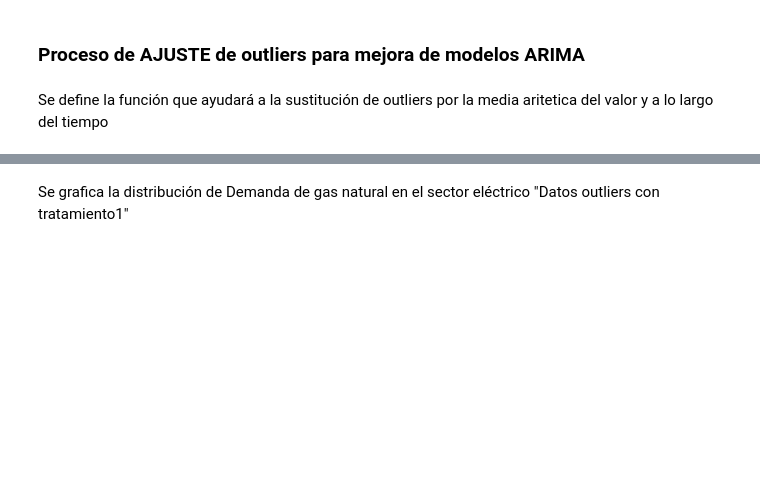
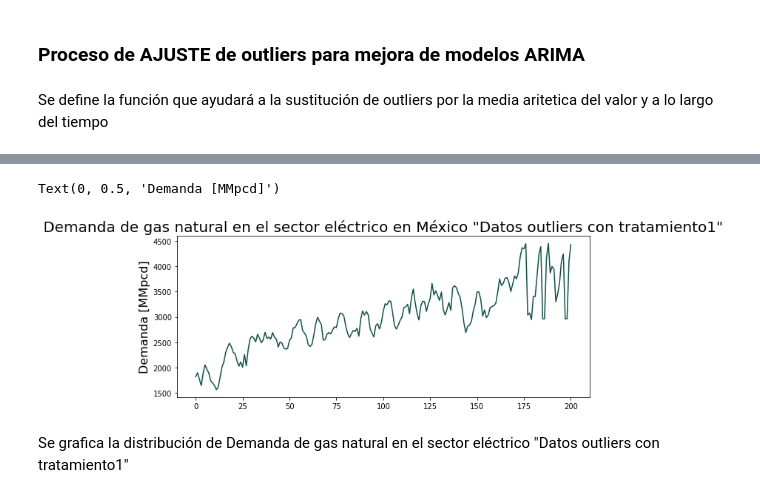
Before and after one commit to Sergio-Ibarra-1795/MIS_Tesis_GitHub, a Jupyter notebook: Demanda_electrico_series_con_tratamiento_FUNCIONA_v1.ipynb, the cells around one changed output, grey strips where cells are left out. Saved outputs shown, nothing was run; the diff lists cells and outputs as text; code cells hidden in the pictures; blank space fills up the shorter version.

```diff
--- a/Demanda_electrico_series_con_tratamiento_FUNCIONA_v1.ipynb
+++ b/Demanda_electrico_series_con_tratamiento_FUNCIONA_v1.ipynb
@@ -373,7 +360,7 @@ RMSE: 388916.9746647975
 # %% [markdown]
 Se define la función que ayudará a la sustitución de outliers por la media aritetica del valor y a lo largo del tiempo
 # %%
-outlier_threshold = 1.4
+outlier_threshold = 1.5
 
 import pandas as pd
 
@@ -416,4 +403,12 @@ See the caveats in the documentation: https://pandas.pydata.org/pandas-docs/stab
 Name: Demanded_Gas, Length: 201, dtype: float64
+# %%
+plt.figure(figsize=(10,4))
+plt.plot(demanda_electrico_tratamiento1_train_data, color='#0B5345')
+plt.title('Demanda de gas natural en el sector eléctrico en México "Datos outliers con tratamiento1"', fontsize=20)
+plt.ylabel('Demanda [MMpcd]', fontsize =16)
+# %% [output]
+Text(0, 0.5, 'Demanda [MMpcd]')
+[figure, added]
 # %% [markdown]
 Se grafica la distribución de Demanda de gas natural en el sector eléctrico "Datos outliers con tratamiento1"
 # %%
```
Also changed, not shown: parts of 9 cells of this notebook.
